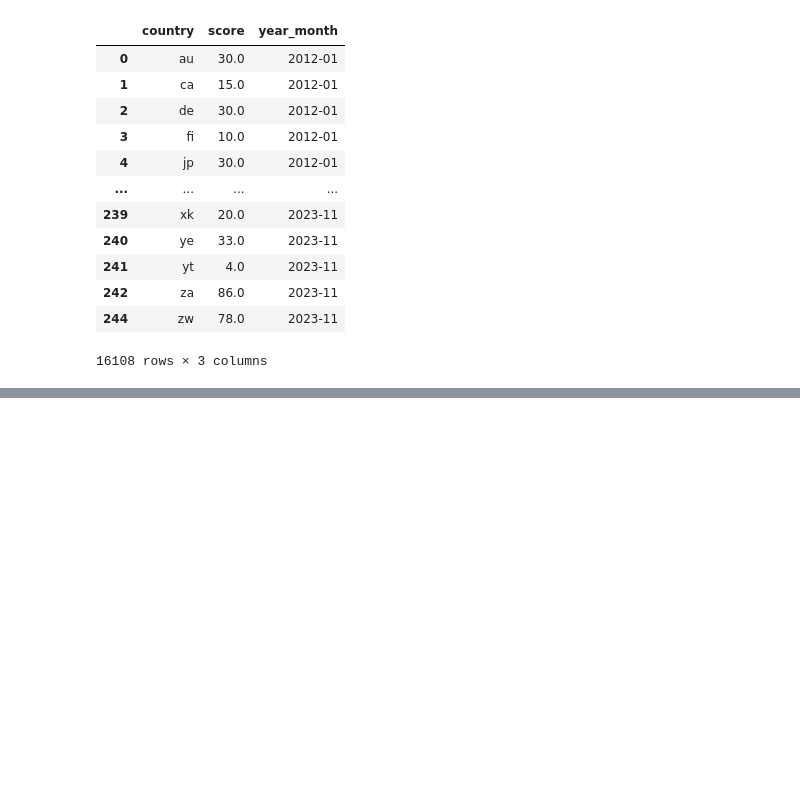
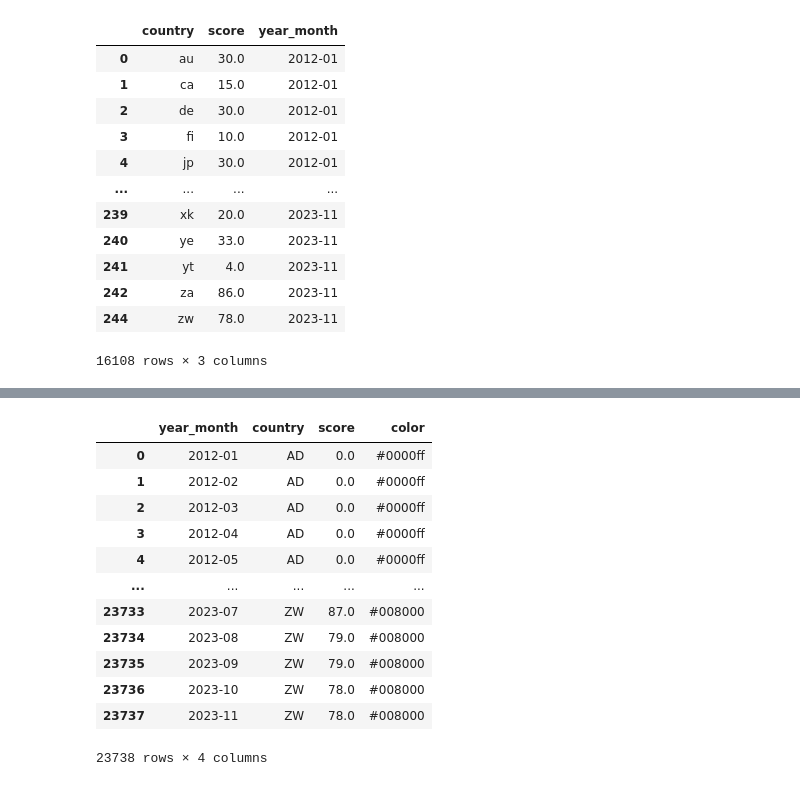
Before and after one commit to ColasDroin/pre_analysis, a Jupyter notebook: analysis_fig_4.ipynb, the cells around one changed output, grey strips where cells are left out. Cells and saved outputs as stored; diff of their text form; code cells hidden in the pictures; blank space fills up the shorter version.

```diff
--- a/analysis_fig_4.ipynb
+++ b/analysis_fig_4.ipynb
@@ -257,0 +396,22 @@ See the caveats in the documentation: https://pandas.pydata.org/pandas-docs/stab
+# %%
+# Add the color to the score data
+data_top_1000_final = data_top_1000_final.merge(df_colors[["alpha2", "color"]], left_on="country", right_on="alpha2")
+
+# Remove column alpha2
+data_top_1000_final = data_top_1000_final.drop(columns=["alpha2"])
+
+data_top_1000_final
+# %% [output]
+|  | year_month | country | score | color |
+| 0 | 2012-01 | AD | 0.0 | #0000ff |
+| 1 | 2012-02 | AD | 0.0 | #0000ff |
+| 2 | 2012-03 | AD | 0.0 | #0000ff |
+| 3 | 2012-04 | AD | 0.0 | #0000ff |
+| 4 | 2012-05 | AD | 0.0 | #0000ff |
+| ... | ... | ... | ... | ... |
+| 23733 | 2023-07 | ZW | 87.0 | #008000 |
+| 23734 | 2023-08 | ZW | 79.0 | #008000 |
+| 23735 | 2023-09 | ZW | 79.0 | #008000 |
+| 23736 | 2023-10 | ZW | 78.0 | #008000 |
+| 23737 | 2023-11 | ZW | 78.0 | #008000 |
+23738 rows × 4 columns
```
Also changed, not shown: parts of 15 cells of this notebook, 1 other file.
